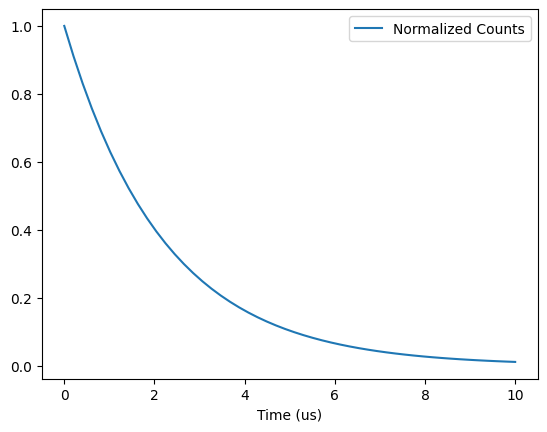
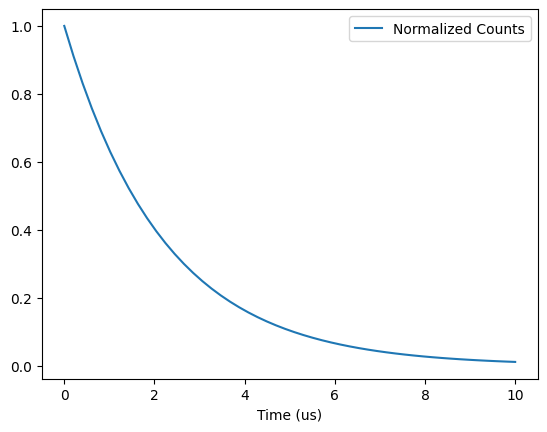
Unified diff of the notebook cell whose output changed from the first chart to the second:
--- before
+++ after
@@ -1,4 +1,4 @@
 t = np.linspace(0,10,50)
-plt.plot(t,exponential(t),label='Normalized Counts')
+plt.plot(t,exponential(t, 1, 0, 2.2),label='Normalized Counts')
 plt.xlabel('Time (us)')
 plt.legend()

Commit: Logistics for Layer 3 tank for Muon decayed Electron detection